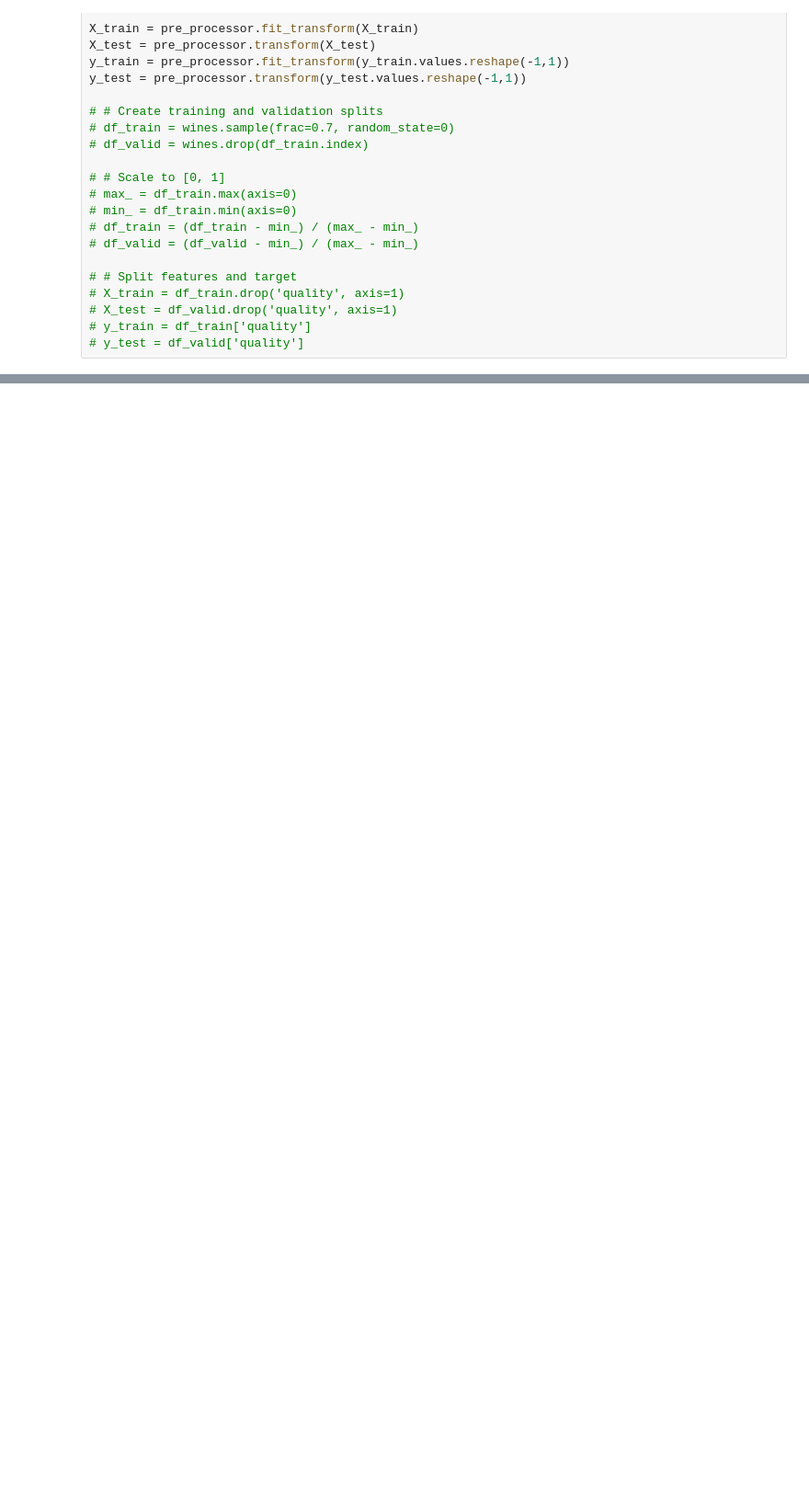
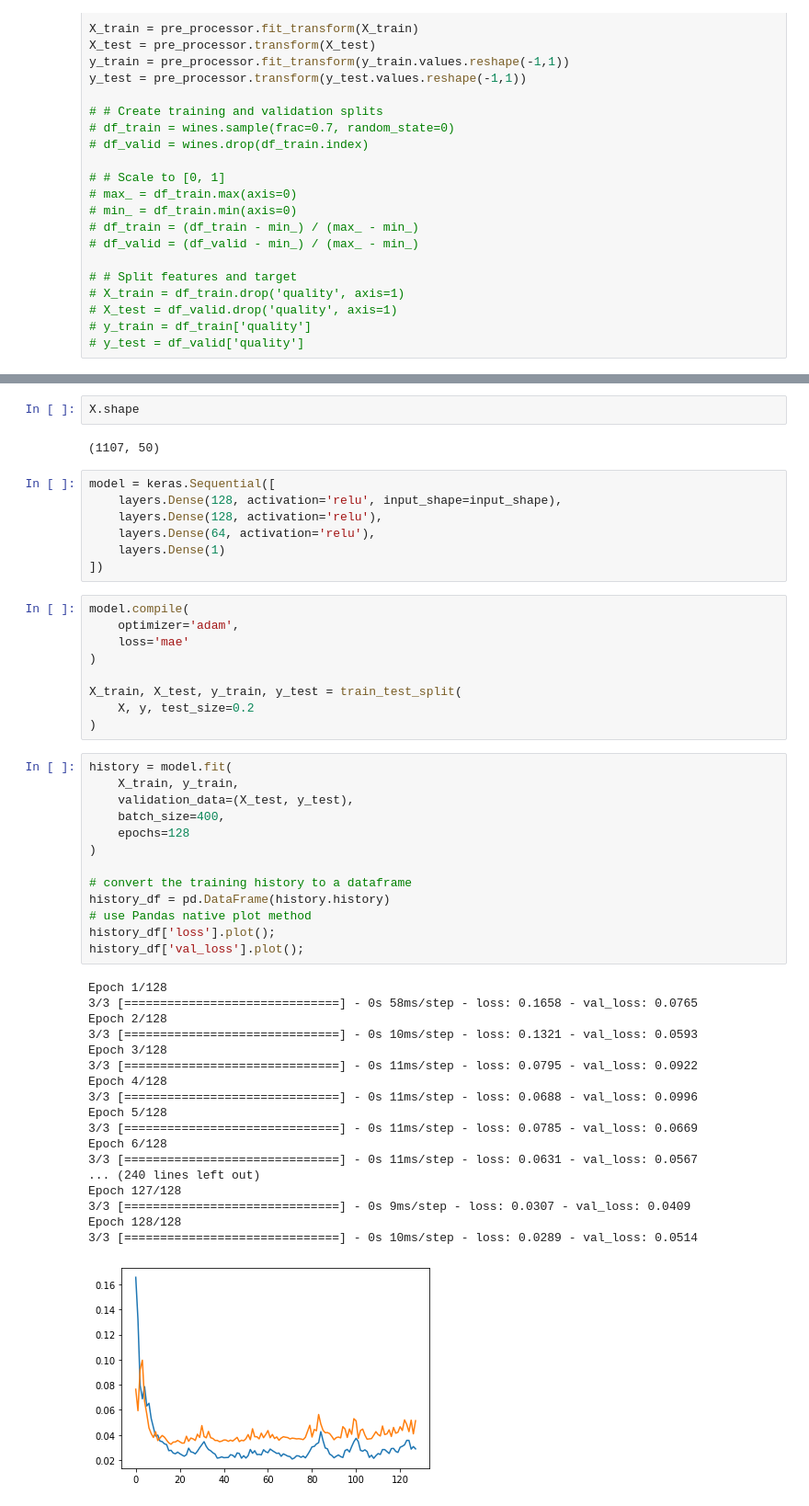
Before and after one commit to lloydhamilton/kaggle_projects, a Jupyter notebook: deep_learning_tutorial/deep_learning_101.ipynb, the cells around one changed output, grey strips where cells are left out. Shown: that part at 92% size. Drawn from its saved outputs; the diff is of its cells as text; blank space fills up the shorter version.

```diff
--- a/deep_learning_tutorial/deep_learning_101.ipynb
+++ b/deep_learning_tutorial/deep_learning_101.ipynb
@@ -175,0 +184,52 @@ history_df['loss'].plot();
+# %%
+X.shape
+# %% [output]
+(1107, 50)
+# %%
+model = keras.Sequential([
+    layers.Dense(128, activation='relu', input_shape=input_shape),
+    layers.Dense(128, activation='relu'),
+    layers.Dense(64, activation='relu'),
+    layers.Dense(1)
+])
+# %%
+model.compile(
+    optimizer='adam',
+    loss='mae'
+)
+
+X_train, X_test, y_train, y_test = train_test_split(
+    X, y, test_size=0.2
+)
+# %%
+history = model.fit(
+    X_train, y_train,
+    validation_data=(X_test, y_test),
+    batch_size=400,
+    epochs=128
+)
+
+# convert the training history to a dataframe
+history_df = pd.DataFrame(history.history)
+# use Pandas native plot method
+history_df['loss'].plot();
+history_df['val_loss'].plot();
+# %% [output]
+Epoch 1/128
+3/3 [==============================] - 0s 58ms/step - loss: 0.1658 - val_loss: 0.0765
+Epoch 2/128
+3/3 [==============================] - 0s 10ms/step - loss: 0.1321 - val_loss: 0.0593
+Epoch 3/128
+3/3 [==============================] - 0s 11ms/step - loss: 0.0795 - val_loss: 0.0922
+Epoch 4/128
+3/3 [==============================] - 0s 11ms/step - loss: 0.0688 - val_loss: 0.0996
+Epoch 5/128
+3/3 [==============================] - 0s 11ms/step - loss: 0.0785 - val_loss: 0.0669
+Epoch 6/128
+3/3 [==============================] - 0s 11ms/step - loss: 0.0631 - val_loss: 0.0567
+... (240 lines left out)
+Epoch 127/128
+3/3 [==============================] - 0s 9ms/step - loss: 0.0307 - val_loss: 0.0409
+Epoch 128/128
+3/3 [==============================] - 0s 10ms/step - loss: 0.0289 - val_loss: 0.0514
+[figure, added]
```
Also changed, not shown: parts of 7 cells of this notebook.
